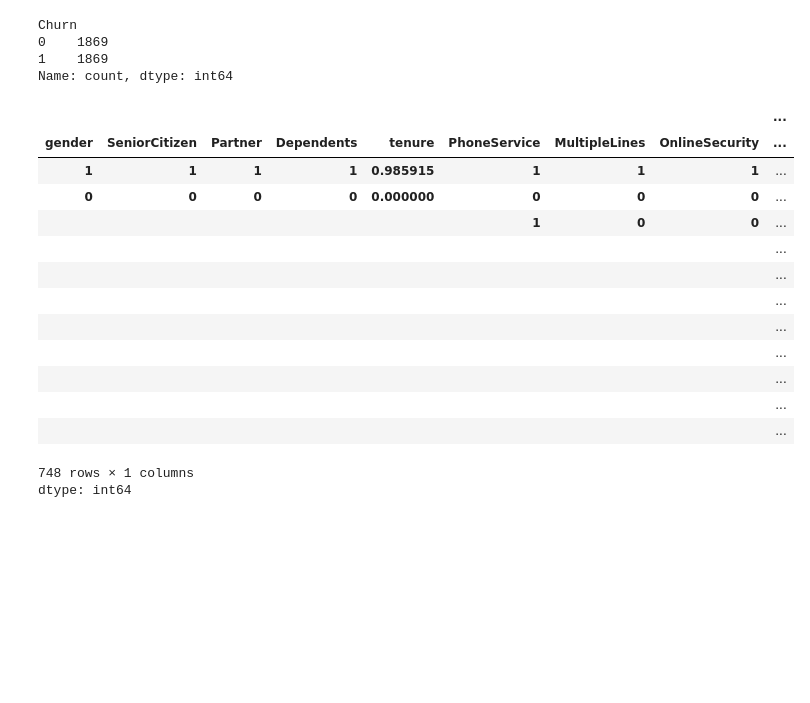
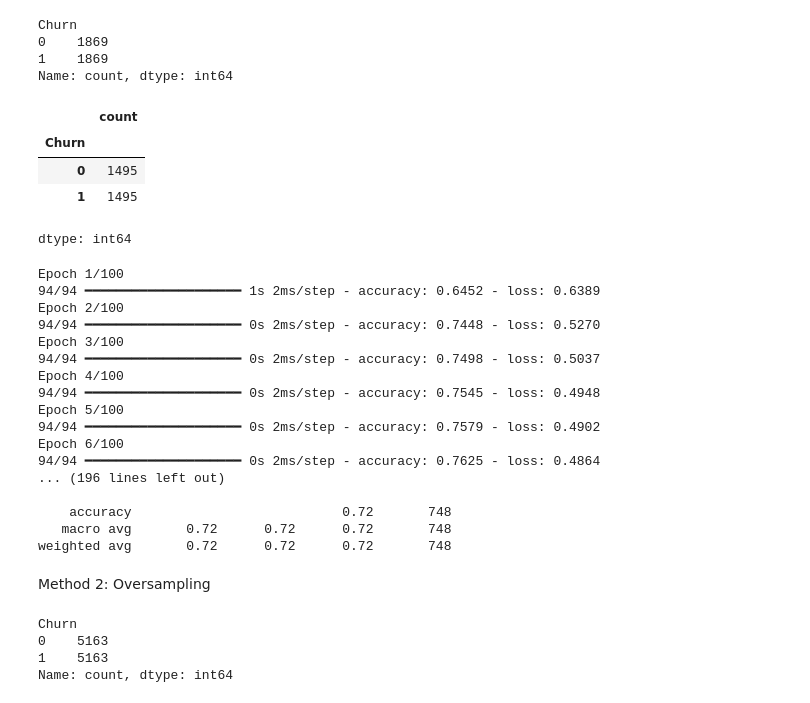
Before and after one commit to Zaman-SE/Deep-Learning, a Jupyter notebook: Imbalance_dataset_in_customer_churn.ipynb, the cells around one changed output. Saved outputs shown, nothing was run; the diff lists cells and outputs as text; code cells hidden in the pictures; blank space fills up the shorter version.

```diff
--- a/Imbalance_dataset_in_customer_churn.ipynb
+++ b/Imbalance_dataset_in_customer_churn.ipynb
@@ -498,20 +498,43 @@ y = df_test_under['Churn']
 from sklearn.model_selection import train_test_split
 X_train, X_test, y_train, y_test = train_test_split(X, y, test_size=0.2, random_state=15, stratify=y)
 # %%
-X_test.value_counts()
+y_train.value_counts()
 # %% [output]
-|  |  |  |  |  |  |  |  | ... |
-| gender | SeniorCitizen | Partner | Dependents | tenure | PhoneService | MultipleLines | OnlineSecurity | ... |
-| 1 | 1 | 1 | 1 | 0.985915 | 1 | 1 | 1 | ... |
-| 0 | 0 | 0 | 0 | 0.000000 | 0 | 0 | 0 | ... |
-|  |  |  |  |  | 1 | 0 | 0 | ... |
-|  |  |  |  |  |  |  |  | ... |
-|  |  |  |  |  |  |  |  | ... |
-|  |  |  |  |  |  |  |  | ... |
-|  |  |  |  |  |  |  |  | ... |
-|  |  |  |  |  |  |  |  | ... |
-|  |  |  |  |  |  |  |  | ... |
-|  |  |  |  |  |  |  |  | ... |
-|  |  |  |  |  |  |  |  | ... |
+|  | count |
+| Churn |  |
+| 0 | 1495 |
+| 1 | 1495 |
-748 rows × 1 columns
 dtype: int64
+# %%
+y_preds = ANN(X_train, y_train, X_test, y_test, 'binary_crossentropy', -1)
+# %% [output]
+Epoch 1/100
+94/94 ━━━━━━━━━━━━━━━━━━━━ 1s 2ms/step - accuracy: 0.6452 - loss: 0.6389
+Epoch 2/100
+94/94 ━━━━━━━━━━━━━━━━━━━━ 0s 2ms/step - accuracy: 0.7448 - loss: 0.5270
+Epoch 3/100
+94/94 ━━━━━━━━━━━━━━━━━━━━ 0s 2ms/step - accuracy: 0.7498 - loss: 0.5037
+Epoch 4/100
+94/94 ━━━━━━━━━━━━━━━━━━━━ 0s 2ms/step - accuracy: 0.7545 - loss: 0.4948
+Epoch 5/100
+94/94 ━━━━━━━━━━━━━━━━━━━━ 0s 2ms/step - accuracy: 0.7579 - loss: 0.4902
+Epoch 6/100
+94/94 ━━━━━━━━━━━━━━━━━━━━ 0s 2ms/step - accuracy: 0.7625 - loss: 0.4864
+... (196 lines left out)
+
+    accuracy                           0.72       748
+   macro avg       0.72      0.72      0.72       748
+weighted avg       0.72      0.72      0.72       748
+# %% [markdown]
+Method 2: Oversampling
+# %%
+# oversample 1 class and concat the Dataframes of both classes
+df_class_1_over = df_class_1.sample(count_class_0, replace=True)
+df_test_over = pd.concat([df_class_0, df_class_1_over], axis=0)
+
+print(df_test_over.Churn.value_counts())
+# %% [output]
+Churn
+0    5163
+1    5163
+Name: count, dtype: int64
```
Also changed, not shown: parts of 26 cells of this notebook.
